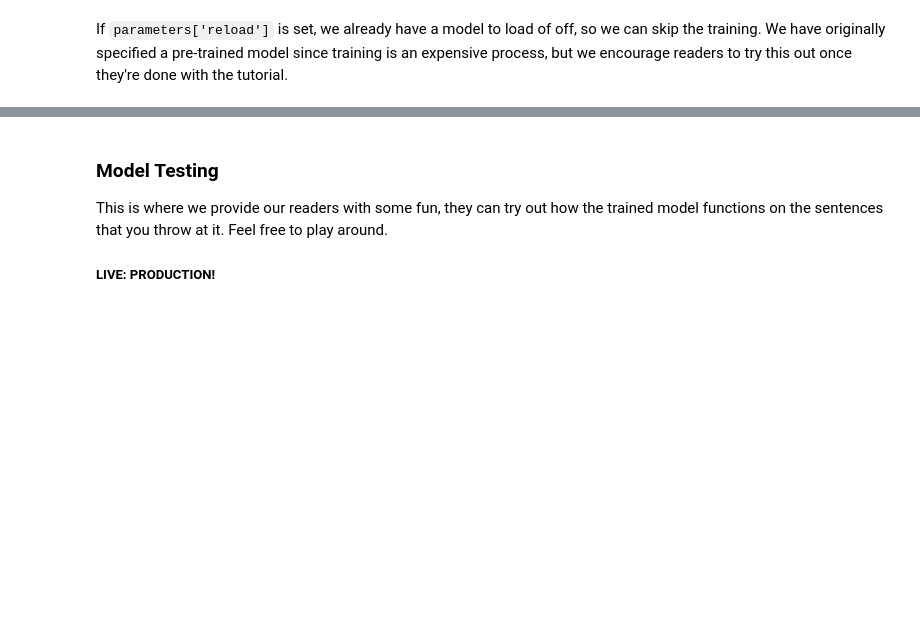
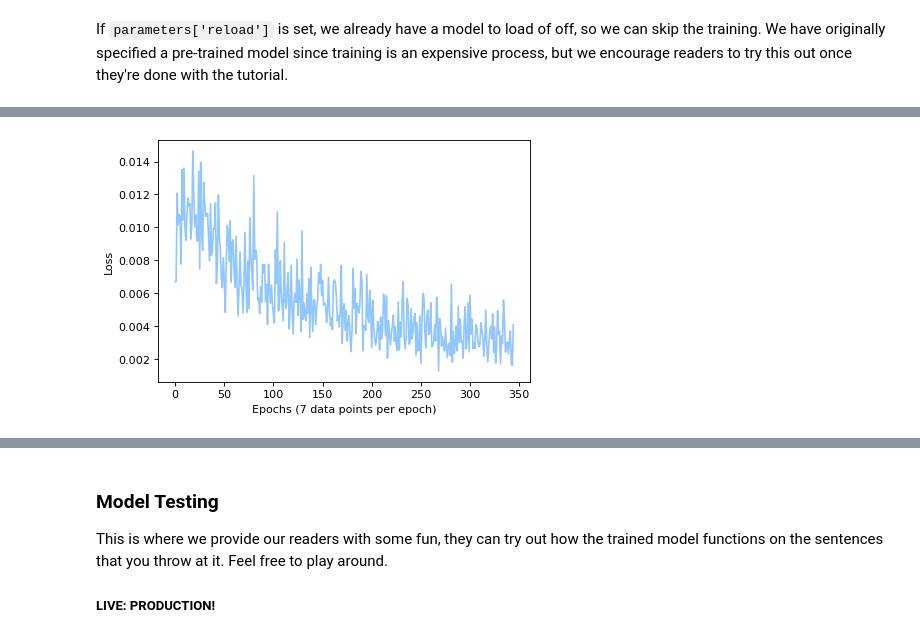
Before and after one commit to quacklinhui/NLPAssignment2, a Jupyter notebook: Q2/LSTM.ipynb, the cells around one changed output, grey strips where cells are left out. Drawn from its saved outputs; the diff is of its cells as text; code cells hidden in the pictures; blank space fills up the shorter version.

```diff
--- a/Q2/LSTM.ipynb
+++ b/Q2/LSTM.ipynb
@@ -1208,7 +1208,7 @@ def adjust_learning_rate(optimizer, lr):
 # %% [markdown]
 If `parameters['reload']` is set, we already have a model to load of off, so we can skip the training. We have originally specified a pre-trained model since training is an expensive process, but we encourage readers to try this out once they're done with the tutorial.
 # %%
-#parameters['reload']=False
+parameters['reload']=False
 
 if not parameters['reload']:
     tr = time.time()
@@ -1261,7 +1261,7 @@ if not parameters['reload']:
                 neg_log_likelihood = model.neg_log_likelihood(sentence_in.cuda(), targets.cuda(), chars2_mask.cuda(), chars2_length, d)
             else:
                 neg_log_likelihood = model.neg_log_likelihood(sentence_in, targets, chars2_mask, chars2_length, d)
-            loss += neg_log_likelihood.data[0] / len(data['words'])
+            loss += neg_log_likelihood.data / len(data['words'])
             neg_log_likelihood.backward()
 
             #we use gradient clipping to avoid exploding gradients
@@ -1304,0 +1323,11 @@ if not parameters['reload']:
+# %%
+if not parameters['reload']:
+    values = []
+    for i in losses:
+      values.append(i.item())
+    plt.plot(values)
+    plt.xlabel('Epochs (7 data points per epoch)')
+    plt.ylabel('Loss')
+    plt.show()
+# %% [output]
+[figure, added]
```
Also changed, not shown: parts of 3 cells of this notebook, 14 other files.
